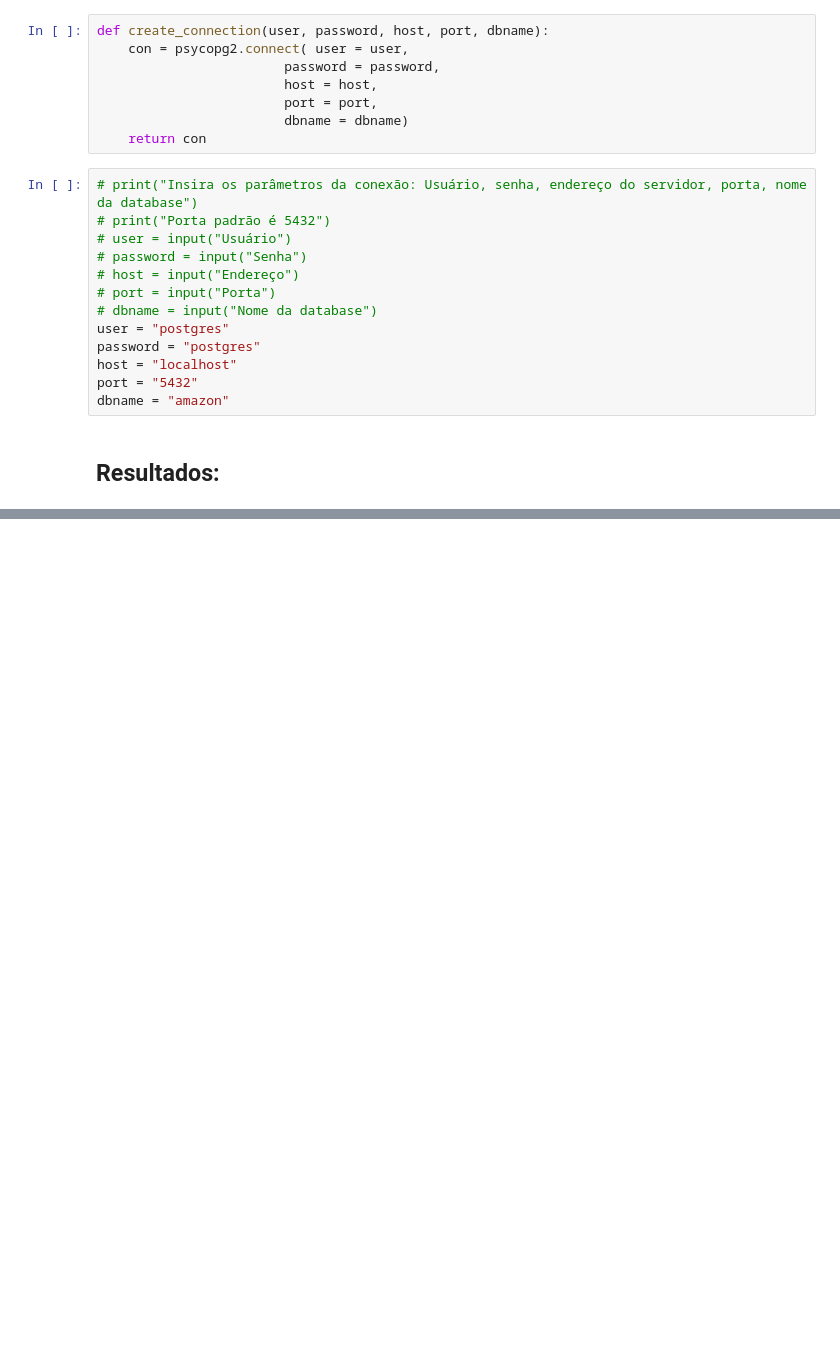
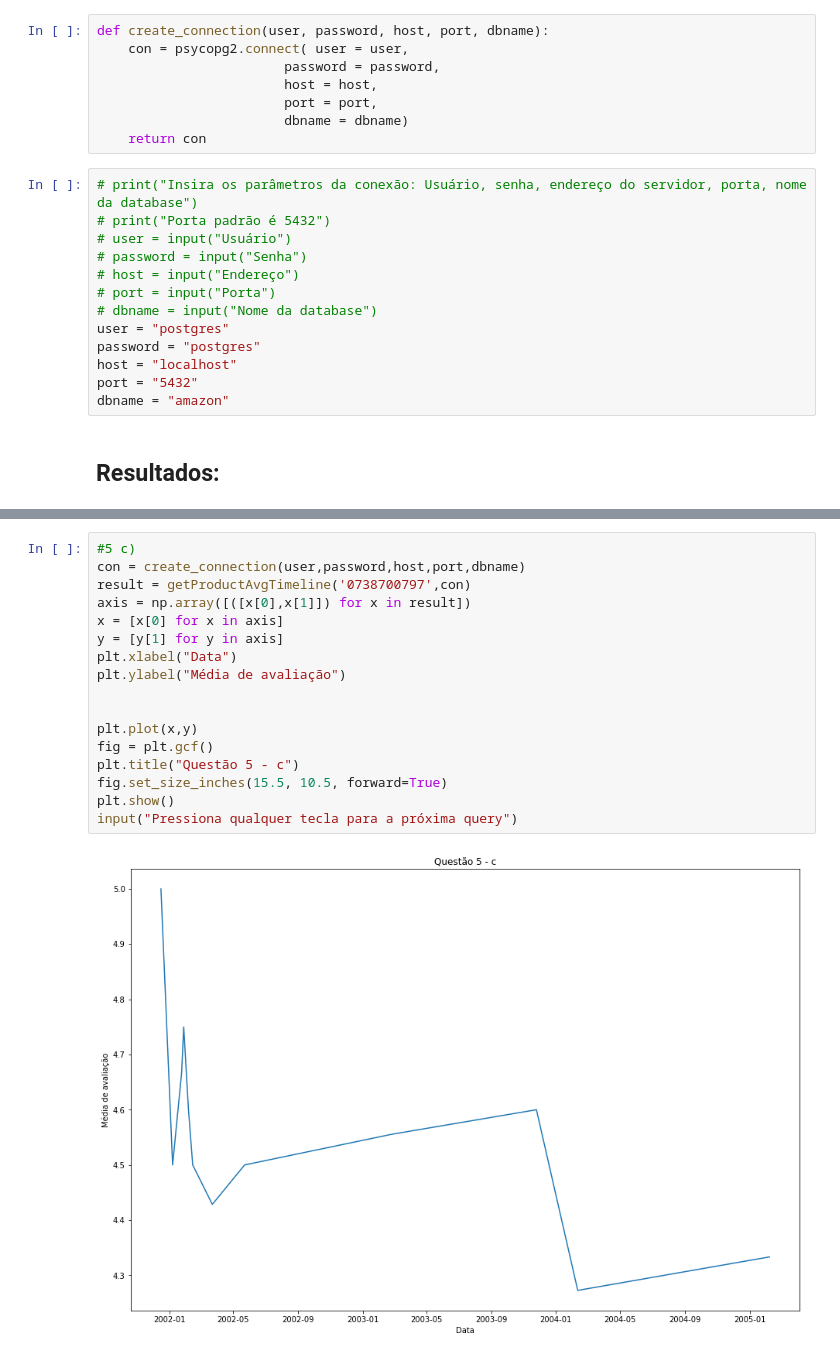
Before and after one commit to agnarok/Trab4-BD, a Jupyter notebook: dashboard.ipynb, the cells around one changed output, grey strips where cells are left out. Saved outputs shown, nothing was run; the diff lists cells and outputs as text; blank space fills up the shorter version.

```diff
--- a/dashboard.ipynb
+++ b/dashboard.ipynb
@@ -170,0 +199,19 @@ result = np.array(get10CustomersWithMostReviewsForEachGroup(con))
+# %%
+#5 c)
+con = create_connection(user,password,host,port,dbname)
+result = getProductAvgTimeline('0738700797',con)
+axis = np.array([([x[0],x[1]]) for x in result])
+x = [x[0] for x in axis]
+y = [y[1] for y in axis]
+plt.xlabel("Data")
+plt.ylabel("Média de avaliação")
+
+
+plt.plot(x,y)
+fig = plt.gcf()
+plt.title("Questão 5 - c")
+fig.set_size_inches(15.5, 10.5, forward=True)
+plt.show()
+input("Pressiona qualquer tecla para a próxima query")
+# %% [output]
+[figure, added]
```
Also changed, not shown: parts of 15 cells of this notebook, 1 other file.
